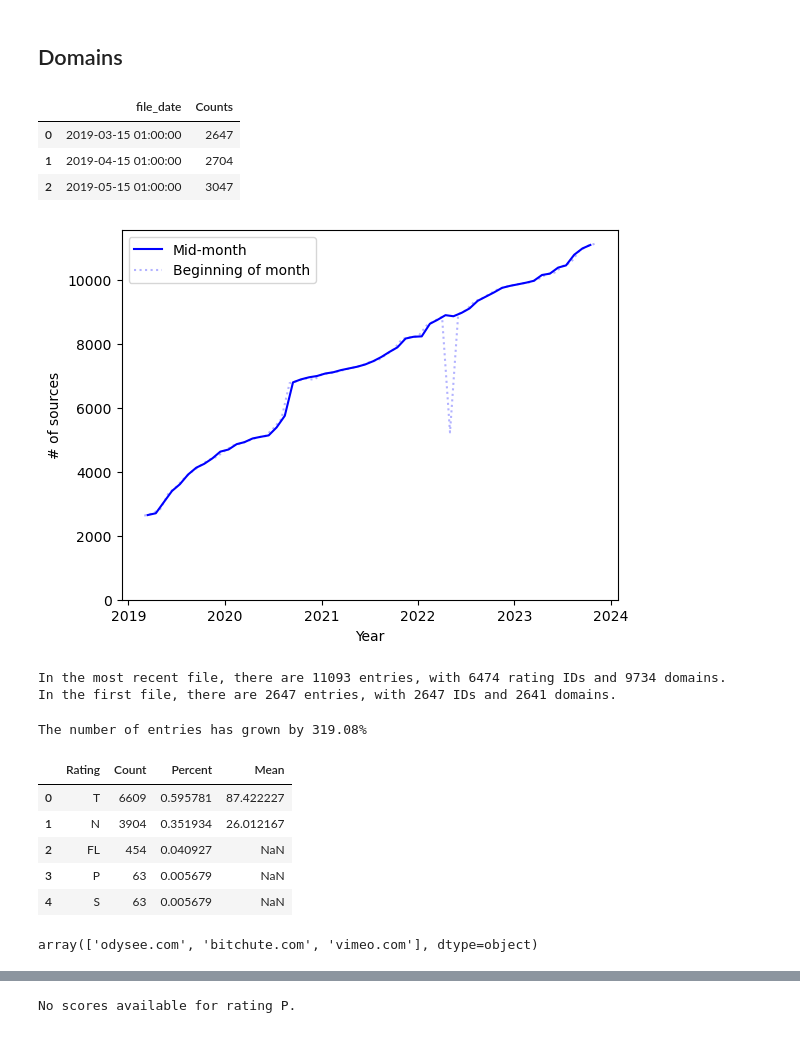
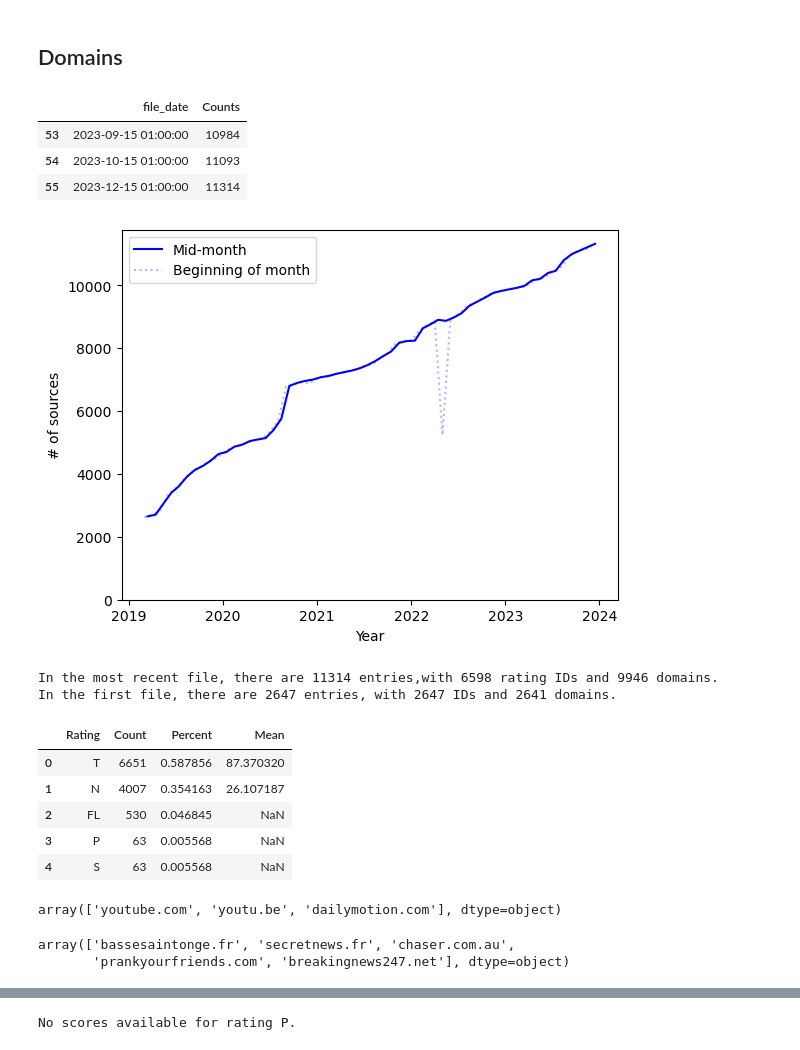
Before and after one commit to julaluehring/newsguard-review-analysis, a Jupyter notebook: 02-describe_newsguard.ipynb, the cells around one changed output, grey strips where cells are left out. Cells and saved outputs as stored; diff of their text form; code cells hidden in the pictures.

```diff
--- a/02-describe_newsguard.ipynb
+++ b/02-describe_newsguard.ipynb
@@ -26,4 +24,8 @@ csv_files = [f for f in os.listdir(folder_path) if f.endswith('.csv')]
 # %%
+csv_files = [f for f in os.listdir(folder_path) \
+                if f.endswith(".csv") \
+                and "2024" not in f]
+
 df_total = pd.DataFrame()
 for csv in csv_files: #taking all files in the folder
     df = pd.read_csv(join(folder_path, csv))
@@ -32,27 +34,34 @@ for csv in csv_files: #taking all files in the folder
     # taking name of file, removing the extension and "metadata-"
     df["file_date"]=csv.split(".")[0].split("-")[1]
     # converting file_date to datetime, with format YYYYMMDD00
-    df["file_date"]=pd.to_datetime(df["file_date"], format="%Y%m%d%H")
+    df["file_date"]=pd.to_datetime(df["file_date"],
+                                   format="%Y%m%d%H")
     df_total = pd.concat([df_total, df], axis=0)
 # %%
-csv_files = [f for f in os.listdir(folder_path) if f.endswith('1501.csv')] #taking only mid-month
+csv_files = [f for f in os.listdir(folder_path) \
+                if f.endswith("1501.csv") \
+                and "2024" not in f] #taking only mid-month
 df15 = pd.DataFrame()
 for csv in csv_files:
     df = pd.read_csv(join(folder_path, csv))
     df.name=csv
     #print(df.shape)
     df["file_date"]=csv.split(".")[0].split("-")[1]
-    df["file_date"]=pd.to_datetime(df["file_date"], format="%Y%m%d%H")
+    df["file_date"]=pd.to_datetime(df["file_date"],
+                                   format="%Y%m%d%H")
     df15 = pd.concat([df15, df], axis=0)
 # %%
-csv_files = [f for f in os.listdir(folder_path) if f.endswith('0201.csv')] #taking only beginning of month
+csv_files = [f for f in os.listdir(folder_path) \
+                if f.endswith("0201.csv") \
+                and "2024" not in f]
 df02 = pd.DataFrame()
 for csv in csv_files:
     df = pd.read_csv(join(folder_path, csv))
     df.name=csv
     #print(df.shape)
     df["file_date"]=csv.split(".")[0].split("-")[1]
-    df["file_date"]=pd.to_datetime(df["file_date"], format="%Y%m%d%H")
+    df["file_date"]=pd.to_datetime(df["file_date"],
+                                   format="%Y%m%d%H")
     df02 = pd.concat([df02, df], axis=0)
 # %% [markdown]
 ## Domains
@@ -60,12 +69,12 @@ for csv in csv_files:
 counts_15 = df15.groupby(df15.file_date)\
     .size()\
     .reset_index(name="Counts")
-counts_15.head(3)
+counts_15.tail(3)
 # %% [output]
 |  | file_date | Counts |
-| 0 | 2019-03-15 01:00:00 | 2647 |
-| 1 | 2019-04-15 01:00:00 | 2704 |
-| 2 | 2019-05-15 01:00:00 | 3047 |
+| 53 | 2023-09-15 01:00:00 | 10984 |
+| 54 | 2023-10-15 01:00:00 | 11093 |
+| 55 | 2023-12-15 01:00:00 | 11314 |
 # %%
 counts_02 = df02.groupby(df02.file_date)\
     .size()\
@@ -73,47 +82,55 @@ counts_02 = df02.groupby(df02.file_date)\
 # %%
 plt.plot(counts_15["file_date"],
          counts_15["Counts"],
          color="blue",
          label="Mid-month")
 plt.plot(counts_02["file_date"],
          counts_02["Counts"],
          color="blue",
          label="Beginning of month",
          alpha=0.3,
          linestyle="dotted")
 plt.ylim(0)
 plt.xlabel("Year")
 plt.ylabel("# of sources")
 #plt.xticks(rotation=20)
 plt.legend()
-plt.savefig(join(figures_path,"f1-sources_over_time.png"), dpi=300)
+plt.savefig(join(figures_path,
+                 "f1-sources_over_time.png"),
+                 dpi=300)
 plt.show()
 # %% [output]
-[figure, old version]
+[figure, new version]
 # %%
 most_recent = df15[df15["file_date"] == df15["file_date"].max()]
+
 first = df15[df15["file_date"] == df15["file_date"].min()]
-print(f'In the most recent file, there are {len(most_recent)} entries, with {most_recent["UUID"].nunique()} rating IDs and {most_recent["Domain"].nunique()} domains.')
-print(f'In the first file, there are {len(first)} entries, with {first["UUID"].nunique()} IDs and {first["Domain"].nunique()} domains.')
+print(f'In the most recent file, there are {len(most_recent)} entries,'
+      f'with {most_recent["UUID"].nunique()} rating IDs '
+      f'and {most_recent["Domain"].nunique()} domains.')
+
+print(f'In the first file, there are {len(first)} entries, '
+      f'with {first["UUID"].nunique()} IDs '
+      f'and {first["Domain"].nunique()} domains.')
 # %% [output]
-In the most recent file, there are 11093 entries, with 6474 rating IDs and 9734 domains.
+In the most recent file, there are 11314 entries,with 6598 rating IDs and 9946 domains.
 In the first file, there are 2647 entries, with 2647 IDs and 2641 domains.
-# %%
-print(f'The number of entries has grown by {round((len(most_recent)/len(first)-1)*100,2)}%')
-# %% [output]
-The number of entries has grown by 319.08%
 # %%
-rating_counts = most_recent.Rating.value_counts(normalize=False)\
+rating_counts = most_recent.Rating\
+    .value_counts(normalize=False)\
     .reset_index()\
     .rename(columns={"index":"Rating", "Rating":"Count"})
 
-rating_countsp = most_recent.Rating.value_counts(normalize=True)\
+rating_countsp = most_recent.Rating\
+    .value_counts(normalize=True)\
     .reset_index()\
     .rename(columns={"index":"Rating", "Rating":"Percent"})
 
-ratings = pd.merge(rating_counts, rating_countsp, on="Rating")
+ratings = pd.merge(rating_counts, rating_countsp,
+                   on="Rating")
 
-rating_mean = most_recent.groupby("Rating").Score\
+rating_mean = most_recent\
+    .groupby("Rating").Score\
     .mean()\
     .reset_index()\
     .rename(columns={"Score":"Mean"})
@@ -121,13 +138,18 @@ rating_mean = most_recent.groupby("Rating").Score\
 pd.merge(ratings, rating_mean, on="Rating")
 # %% [output]
 |  | Rating | Count | Percent | Mean |
-| 0 | T | 6609 | 0.595781 | 87.422227 |
-| 1 | N | 3904 | 0.351934 | 26.012167 |
-| 2 | FL | 454 | 0.040927 | NaN |
-| 3 | P | 63 | 0.005679 | NaN |
-| 4 | S | 63 | 0.005679 | NaN |
+| 0 | T | 6651 | 0.587856 | 87.370320 |
+| 1 | N | 4007 | 0.354163 | 26.107187 |
+| 2 | FL | 530 | 0.046845 | NaN |
+| 3 | P | 63 | 0.005568 | NaN |
+| 4 | S | 63 | 0.005568 | NaN |
 # %%
 most_recent[most_recent.Rating == "P"].Domain.unique()[:3]
 # %% [output]
-array(['odysee.com', 'bitchute.com', 'vimeo.com'], dtype=object)
+array(['youtube.com', 'youtu.be', 'dailymotion.com'], dtype=object)
+# %%
+most_recent[most_recent.Rating == "S"].Domain.unique()[:5]
+# %% [output]
+array(['bassesaintonge.fr', 'secretnews.fr', 'chaser.com.au',
+       'prankyourfriends.com', 'breakingnews247.net'], dtype=object)
 # %%
```
Also changed, not shown: parts of 93 cells of this notebook.
